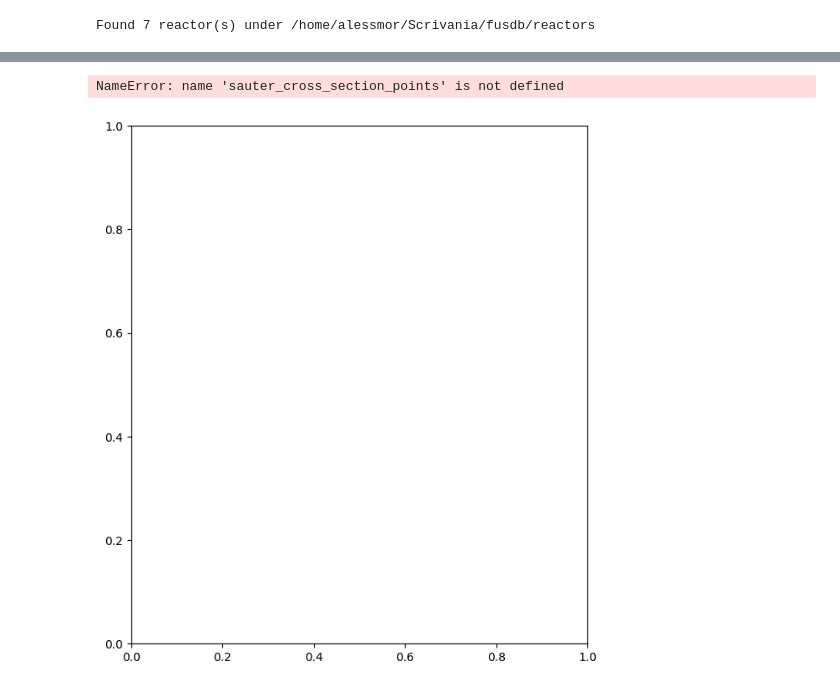
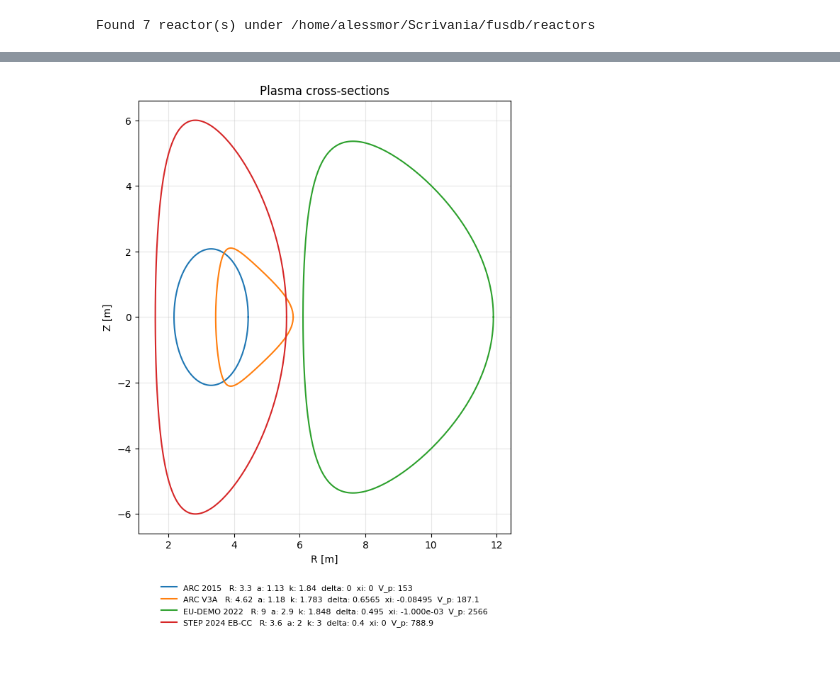
Before and after one commit to AlessMor/fusdb, a Jupyter notebook: examples/reconcile_overview.ipynb, the cells around one changed output, grey strips where cells are left out. Drawn from its saved outputs; the diff is of its cells as text; code cells hidden in the pictures.

```diff
--- a/examples/reconcile_overview.ipynb
+++ b/examples/reconcile_overview.ipynb
@@ -179,29 +209,34 @@ display(HTML("".join(html)))
 # %%
 # Plasma cross-sections, with reactor geometry summarised in the legend below.
 fig, ax = plt.subplots(figsize=(7, 8))
+plotted = False
 for rec in records:
     system = rec["system"]
     R = pick(system, "R")
     a = pick(system, "a")
     kappa = pick(system, "kappa")
     delta = pick(system, "delta")
-    xi = pick(system, "squareness") or 0.0
+    xi = pick(system, "squareness")
     V_p = pick(system, "V_p")
-    if None in (R, a, kappa, delta):
+    if any(item is None for item in (R, a, kappa, delta)):
         continue
-    r_pts, z_pts = sauter_cross_section_points(float(R), float(a), kappa=float(kappa), delta=float(delta), squareness=float(xi), n=256)
-    vp_text = fmt(V_p) if V_p is not None else "—"
-    label = f"{rec['name']}   R: {fmt(R)}  a: {fmt(a)}  k: {fmt(kappa)}  δ: {fmt(delta)}  ξ: {fmt(xi)}  V_p: {vp_text}"
+    xi = 0.0 if xi is None else float(np.asarray(xi).reshape(-1)[0])
+    r_pts, z_pts = sauter_cross_section_points(float(R), float(a), kappa=float(kappa), delta=float(delta), squareness=xi, n=256)
+    vp_text = fmt(V_p) if V_p is not None else "-"
+    label = f"{rec['name']}   R: {fmt(R)}  a: {fmt(a)}  k: {fmt(kappa)}  delta: {fmt(delta)}  xi: {fmt(xi)}  V_p: {vp_text}"
     ax.plot(r_pts, z_pts, label=label)
+    plotted = True
 
 ax.set_aspect("equal")
 ax.set_xlabel("R [m]")
 ax.set_ylabel("Z [m]")
 ax.set_title("Plasma cross-sections")
 ax.grid(True, alpha=0.3)
-ax.legend(loc="upper center", bbox_to_anchor=(0.5, -0.10), fontsize=8, frameon=False)
+if plotted:
+    ax.legend(loc="upper center", bbox_to_anchor=(0.5, -0.10), fontsize=8, frameon=False)
+else:
+    ax.text(0.5, 0.5, "No complete cross-section geometry found", ha="center", va="center", transform=ax.transAxes)
 fig.tight_layout()
 plt.show()
 # %% [output]
-NameError: name 'sauter_cross_section_points' is not defined
-[figure, old version]
+[figure, new version]
```
Also changed, not shown: parts of 4 cells of this notebook, 11 other files.
